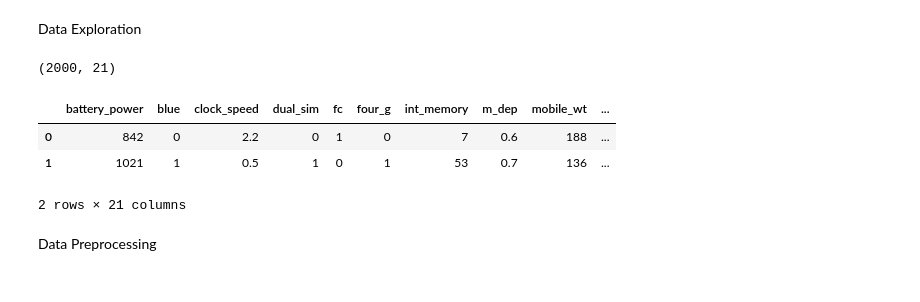
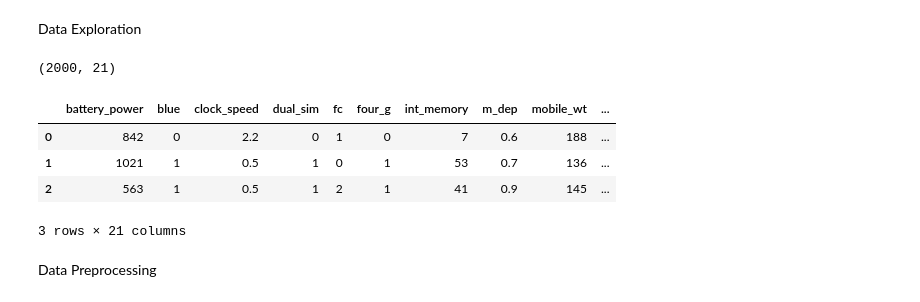
Before and after one commit to saidabroor/AI-Assignments, a Jupyter notebook: 1st-month/11th-lesson/kaggle_practice.ipynb, the cells around one changed output. Drawn from its saved outputs; the diff is of its cells as text; code cells hidden in the pictures.

```diff
--- a/1st-month/11th-lesson/kaggle_practice.ipynb
+++ b/1st-month/11th-lesson/kaggle_practice.ipynb
@@ -19,12 +19,13 @@ df.shape
 # %% [output]
 (2000, 21)
 # %%
-df.head(2)
+df.head(3)
 # %% [output]
 |  | battery_power | blue | clock_speed | dual_sim | fc | four_g | int_memory | m_dep | mobile_wt | ... |
 | 0 | 842 | 0 | 2.2 | 0 | 1 | 0 | 7 | 0.6 | 188 | ... |
 | 1 | 1021 | 1 | 0.5 | 1 | 0 | 1 | 53 | 0.7 | 136 | ... |
+| 2 | 563 | 1 | 0.5 | 1 | 2 | 1 | 41 | 0.9 | 145 | ... |
-2 rows × 21 columns
+3 rows × 21 columns
 # %% [markdown]
 Data Preprocessing
 # %%
```
Also changed, not shown: parts of 9 cells of this notebook.
